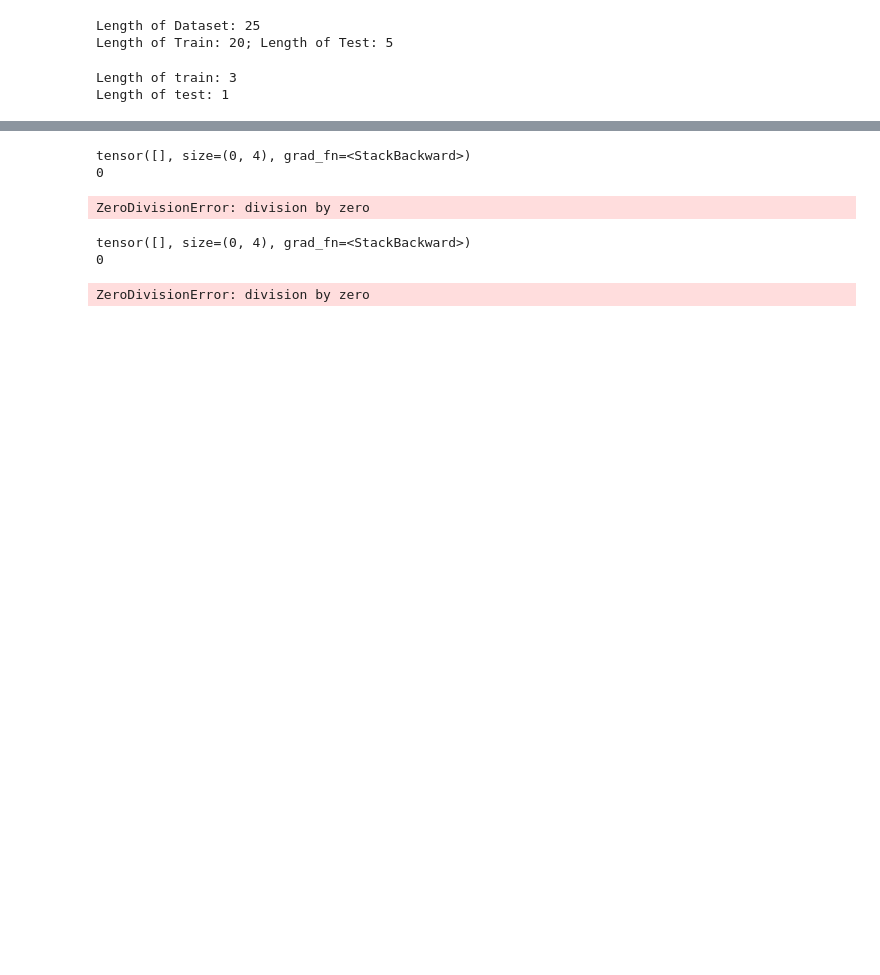
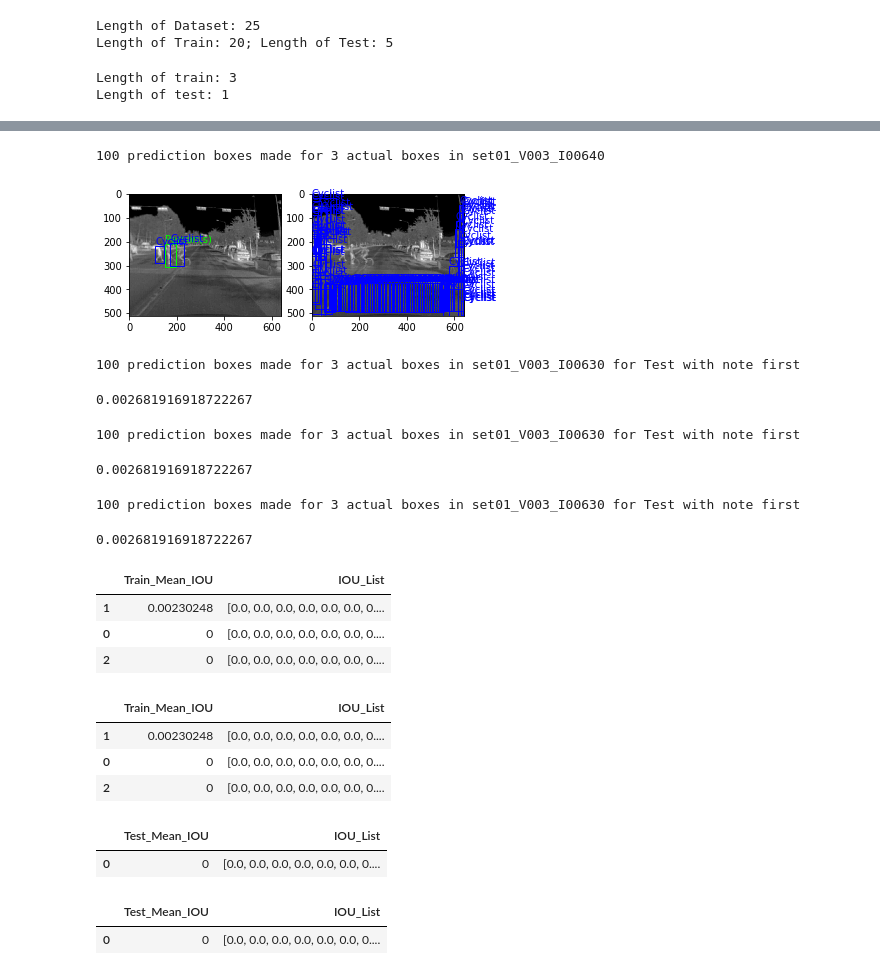
Before and after one commit to ncanna/thermal_pedestrian_detection, a Jupyter notebook: full_model_notebook_metrics.ipynb, the cells around one changed output, grey strips where cells are left out. Cells and saved outputs as stored; diff of their text form; code cells hidden in the pictures; blank space fills up the shorter version.

```diff
--- a/full_model_notebook_metrics.ipynb
+++ b/full_model_notebook_metrics.ipynb
@@ -446,3 +403,8 @@ def plot_images(num, input):
+# %%
+plot_images(0, "first")
+# %% [output]
+100 prediction boxes made for 3 actual boxes in set01_V003_I00640
+[figure, added]
 # %%
 # A predicted bounding box is considered correct if it overlaps more than 50% with a ground-truth bounding box, otherwise the bounding box is considered a false positive detection. Multiple detections are penalized. If a system predicts several bounding boxes that overlap with a single ground-truth bounding box, only one prediction is considered correct, the others are considered false positives.
 
@@ -555,25 +511,18 @@ def plot_iou(num, input, test = False):
 # %%
 def get_iou(num, input, test = False):
     if test:
-        # print("Test")
-        img_tensor = imgs_test[num]
+        identifier = "Test"
         annotation = annotations_test[num]
         prediction = preds_test[num]
     else:
-        # print("Train")
-        img_tensor = imgs[num]
+        identifier = "Train"
         annotation = annotations[num]
-        prediction = preds[num]
-
-    img = img_tensor.cpu().data
-    img = img[0,:,:]
+        prediction = preds_train[num]
 
     annotation_boxes = annotation["boxes"].tolist()
 
     ix = 0
     for box in annotation["boxes"]:
-        xmin, ymin, xmax, ymax = box.tolist()
-        value = annotation["labels"][ix]
         img_id = annotation["image_id"].item()
         file_name = master_csv.loc[img_id,:].image_path
         set = file_name.split("/")[7]
@@ -581,14 +530,11 @@ def get_iou(num, input, test = False):
         file_name = file_name.split("/")[10]
         file_name = file_name[:-4]
         output_name = set+"_"+video+"_"+file_name
-        text = Recode(value)
         ix += 1
 
     ix = 0
     voc_iou = []
-    mean_iou = 0
-    #print(str(len(prediction["boxes"])) + " prediction boxes made for " + str(len(annotation["boxes"])) + " actual boxes in " + str(output_name))
-    print(prediction["boxes"])
+    print(f'{len(prediction["boxes"])} prediction boxes made for {len(annotation["boxes"])} actual boxes in {str(output_name)} for {identifier} with note {input}')
     for box in prediction["boxes"]:
         xmin, ymin, xmax, ymax = box.tolist()
         iou_list = []
@@ -607,12 +553,33 @@ def get_iou(num, input, test = False):
         voc_iou.append(max_val)
         ix += 1
 
-    print(ix)
-    mean_iou = sum(voc_iou)/len(voc_iou) + EPS
+    if len(voc_iou) == 0:
+        mean_iou = 0
+        print(f'No predictions made so Mean IOU: {mean_iou}')
+    else:
+        mean_iou = sum(voc_iou)/len(voc_iou)
+
     return [mean_iou, voc_iou]
+# %% [output]
+100 prediction boxes made for 3 actual boxes in set01_V003_I00630 for Test with note first
+0.002681916918722267
+# %%
+plot_iou(0, "first", True)
+#plot_iou(len_testdataloader, "last", True)
+
+#plot_iou(0, "first", False)
+#plot_iou(len_dataloader, "last", False)
+# %% [output]
+100 prediction boxes made for 3 actual boxes in set01_V003_I00630 for Test with note first
+0.002681916918722267
+# %%
+get_iou(0, "first", True)[0]
+# %% [output]
+100 prediction boxes made for 3 actual boxes in set01_V003_I00630 for Test with note first
+0.002681916918722267
 # %%
 iou_df_train = pd.DataFrame(columns=["Train_Mean_IOU", "IOU_List"])
-for train_pred in range(0, train_i):
+for train_pred in range(0, len_dataloader):
     iou_function = get_iou(train_pred, "first", False)
     len_df = len(iou_df_train)
     iou_df_train.loc[len_df,:] = iou_function
@@ -628,13 +595,21 @@ iou_df_train_name = "full_iou_TRAIN_" + str(epochs) + ".csv"
 iou_df_train.to_csv(file_output_path+iou_df_train_name, index=False)
 print(f'Full train IOUs for {len(iou_df_train)} images saved to {directory}.')
 # %% [output]
-tensor([], size=(0, 4), grad_fn=<StackBackward>)
-0
-ZeroDivisionError: division by zero
+|  | Train_Mean_IOU | IOU_List |
+| 1 | 0.00230248 | [0.0, 0.0, 0.0, 0.0, 0.0, 0.0, 0.... |
+| 0 | 0 | [0.0, 0.0, 0.0, 0.0, 0.0, 0.0, 0.... |
+| 2 | 0 | [0.0, 0.0, 0.0, 0.0, 0.0, 0.0, 0.... |
+# %%
+iou_df_train.sort_values(by='Train_Mean_IOU', ascending=False).head(3)
+# %% [output]
+|  | Train_Mean_IOU | IOU_List |
+| 1 | 0.00230248 | [0.0, 0.0, 0.0, 0.0, 0.0, 0.0, 0.... |
+| 0 | 0 | [0.0, 0.0, 0.0, 0.0, 0.0, 0.0, 0.... |
+| 2 | 0 | [0.0, 0.0, 0.0, 0.0, 0.0, 0.0, 0.... |
 # %%
 iou_df_test = pd.DataFrame(columns=["Test_Mean_IOU", "IOU_List"])
-for test_pred in range(0, test_i):
-    iou_function = get_iou(test_pred, "first", False)
+for test_pred in range(0, len_testdataloader):
+    iou_function = get_iou(test_pred, "test", False)
     len_df = len(iou_df_test)
     iou_df_test.loc[len_df,:] = iou_function
     try:
@@ -649,9 +624,13 @@ iou_df_test_name = "full_iou_TEST_" + str(epochs) + ".csv"
 iou_df_test.to_csv(file_output_path+iou_df_test_name, index=False)
 print(f'Full train IOUs for {len(iou_df_test)} images saved to {directory}.')
 # %% [output]
-tensor([], size=(0, 4), grad_fn=<StackBackward>)
-0
-ZeroDivisionError: division by zero
+|  | Test_Mean_IOU | IOU_List |
+| 0 | 0 | [0.0, 0.0, 0.0, 0.0, 0.0, 0.0, 0.... |
+# %%
+iou_df_test.sort_values(by='Test_Mean_IOU', ascending=False).head(3)
+# %% [output]
+|  | Test_Mean_IOU | IOU_List |
+| 0 | 0 | [0.0, 0.0, 0.0, 0.0, 0.0, 0.0, 0.... |
 # %%
 max_train_ix = iou_df_train[iou_df_train['Train_Mean_IOU'] == iou_df_train['Train_Mean_IOU'].max()].index.tolist()[0]
 max_test_ix = iou_df_test[iou_df_test['Test_Mean_IOU'] == iou_df_test['Test_Mean_IOU'].max()].index.tolist()[0]
```
Also changed, not shown: parts of 22 cells of this notebook.
